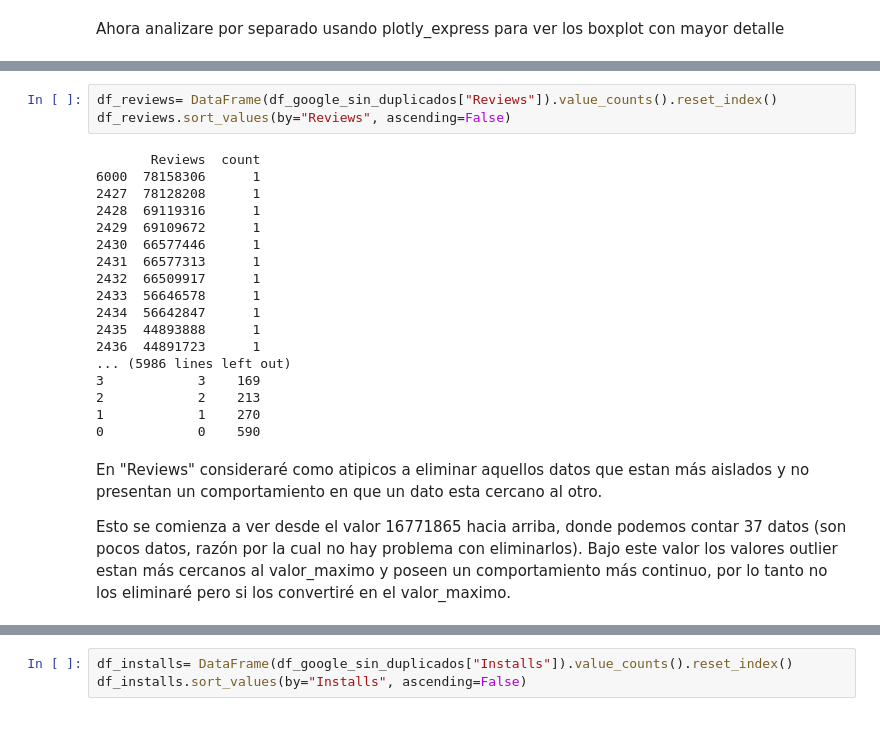
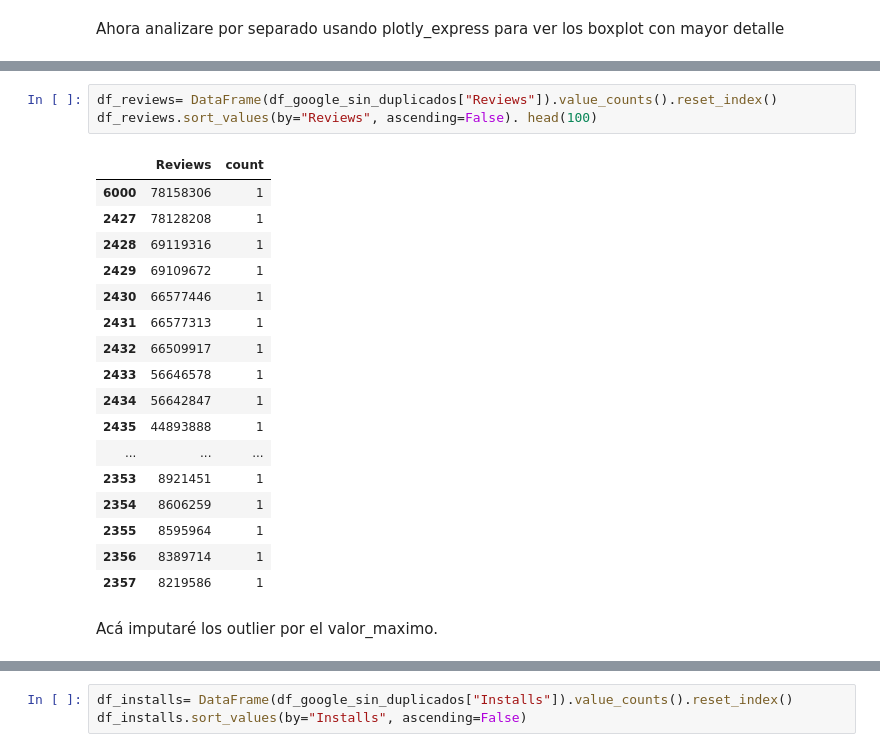
Before and after one commit to gcruzbull/Proyect_7_Bootcamp_UDD, a Jupyter notebook: Experimentos/EDA y Limpieza de Datos/EDA_Proyecto_7.ipynb, the cells around one changed output, grey strips where cells are left out. Cells and saved outputs as stored; diff of their text form.

```diff
--- a/Experimentos/EDA y Limpieza de Datos/EDA_Proyecto_7.ipynb
+++ b/Experimentos/EDA y Limpieza de Datos/EDA_Proyecto_7.ipynb
@@ -668,28 +719,26 @@ fig.show()
 # %%
 df_reviews= DataFrame(df_google_sin_duplicados["Reviews"]).value_counts().reset_index()
-df_reviews.sort_values(by="Reviews", ascending=False)
+df_reviews.sort_values(by="Reviews", ascending=False). head(100)
 # %% [output]
-       Reviews  count
-6000  78158306      1
-2427  78128208      1
-2428  69119316      1
-2429  69109672      1
-2430  66577446      1
-2431  66577313      1
-2432  66509917      1
-2433  56646578      1
-2434  56642847      1
-2435  44893888      1
-2436  44891723      1
-... (5986 lines left out)
-3            3    169
-2            2    213
-1            1    270
-0            0    590
+|  | Reviews | count |
+| 6000 | 78158306 | 1 |
+| 2427 | 78128208 | 1 |
+| 2428 | 69119316 | 1 |
+| 2429 | 69109672 | 1 |
+| 2430 | 66577446 | 1 |
+| 2431 | 66577313 | 1 |
+| 2432 | 66509917 | 1 |
+| 2433 | 56646578 | 1 |
+| 2434 | 56642847 | 1 |
+| 2435 | 44893888 | 1 |
+| ... | ... | ... |
+| 2353 | 8921451 | 1 |
+| 2354 | 8606259 | 1 |
+| 2355 | 8595964 | 1 |
+| 2356 | 8389714 | 1 |
+| 2357 | 8219586 | 1 |
-# %% [markdown]
-En "Reviews" consideraré como atipicos a eliminar aquellos datos que estan más aislados y no presentan un comportamiento en que un dato esta cercano al otro.
-
-Esto se comienza a ver desde el valor 16771865 hacia arriba, donde podemos contar 37 datos (son pocos datos, razón por la cual no hay problema con eliminarlos). Bajo este valor los valores outlier estan más cercanos al valor_maximo y poseen un comportamiento más continuo, por lo tanto no los eliminaré pero si los convertiré en el valor_maximo.
+# %% [markdown]
+Acá imputaré los outlier por el valor_maximo.
 # %%
 #  Boxplot Datos Atípicos de la columna Size
 
```
Also changed, not shown: parts of 30 cells of this notebook.
